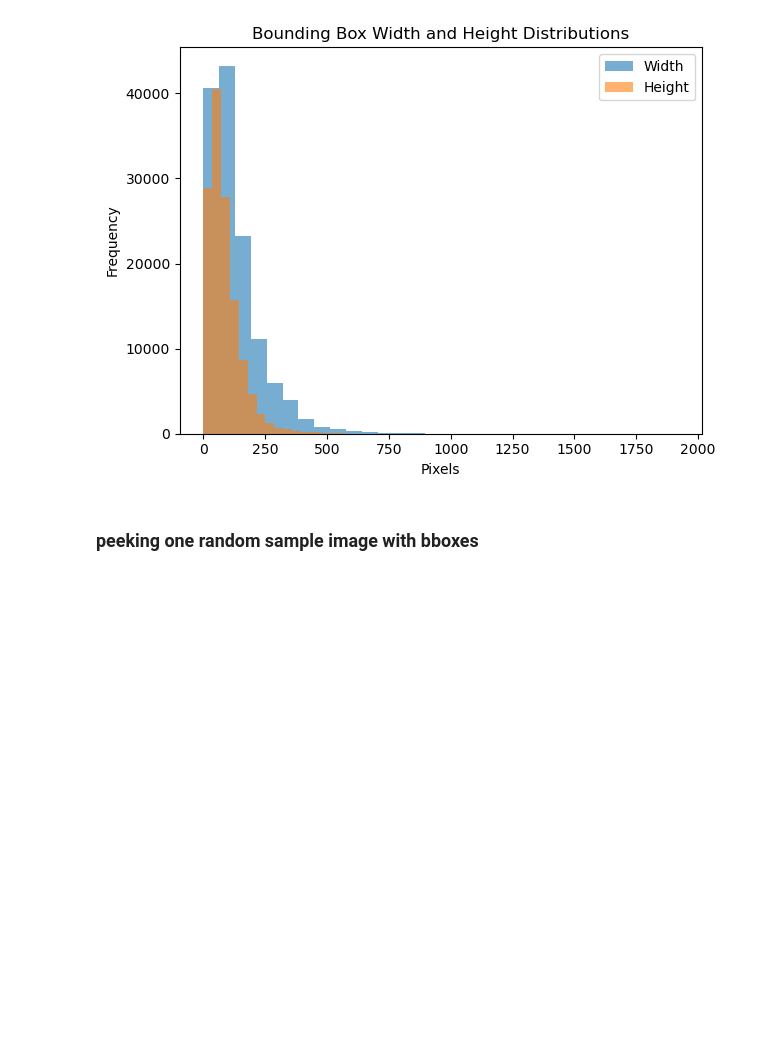
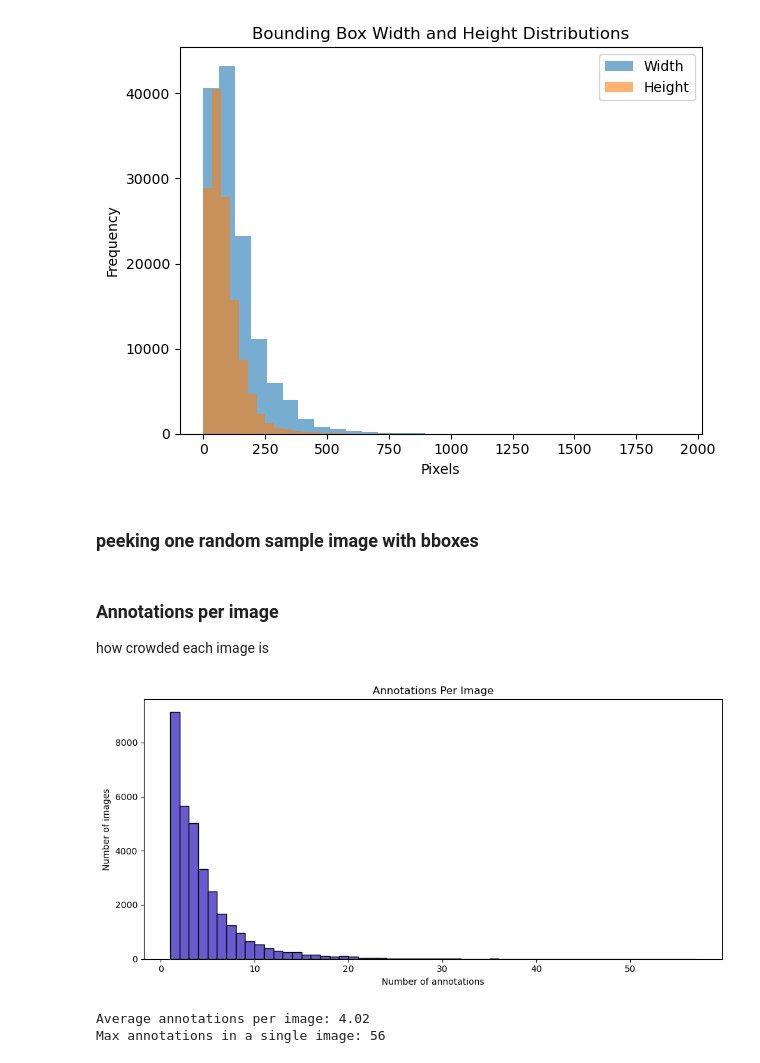
Before and after one commit to delfin-b/725-A2, a Jupyter notebook: EDA.ipynb, the cells around one changed output. Cells and saved outputs as stored; diff of their text form; code cells hidden in the pictures; blank space fills up the shorter version.

```diff
--- a/EDA.ipynb
+++ b/EDA.ipynb
@@ -116,3 +114,25 @@ if os.path.exists(img_path):
     img.show()
 else:
     print(f"Image {img_path} not found!")
+# %% [markdown]
+### Annotations per image
+ how crowded each image is
+# %%
+import matplotlib.pyplot as plt
+
+ann_counts = [len(item['bbox']) for item in data['annotations']]
+
+plt.figure(figsize=(10, 5))
+plt.hist(ann_counts, bins=range(1, max(ann_counts)+2), color='slateblue', edgecolor='black')
+plt.title("Annotations Per Image")
+plt.xlabel("Number of annotations")
+plt.ylabel("Number of images")
+plt.tight_layout()
+plt.show()
+
+print(f"Average annotations per image: {sum(ann_counts) / len(ann_counts):.2f}")
+print(f"Max annotations in a single image: {max(ann_counts)}")
+# %% [output]
+[figure, added]
+Average annotations per image: 4.02
+Max annotations in a single image: 56
```
Also changed, not shown: parts of 17 cells of this notebook, 9 other files.
